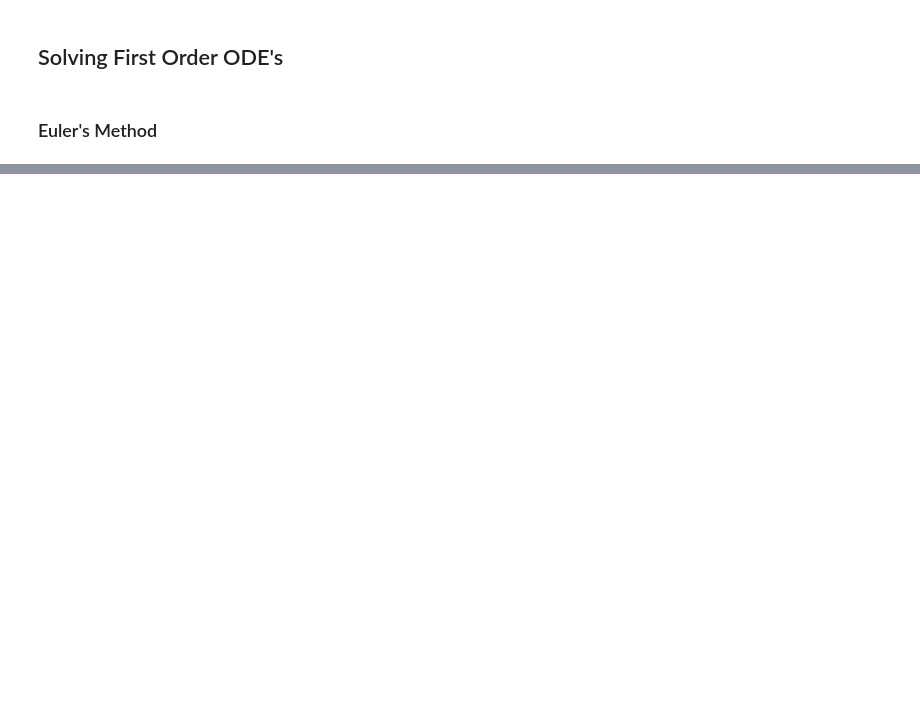
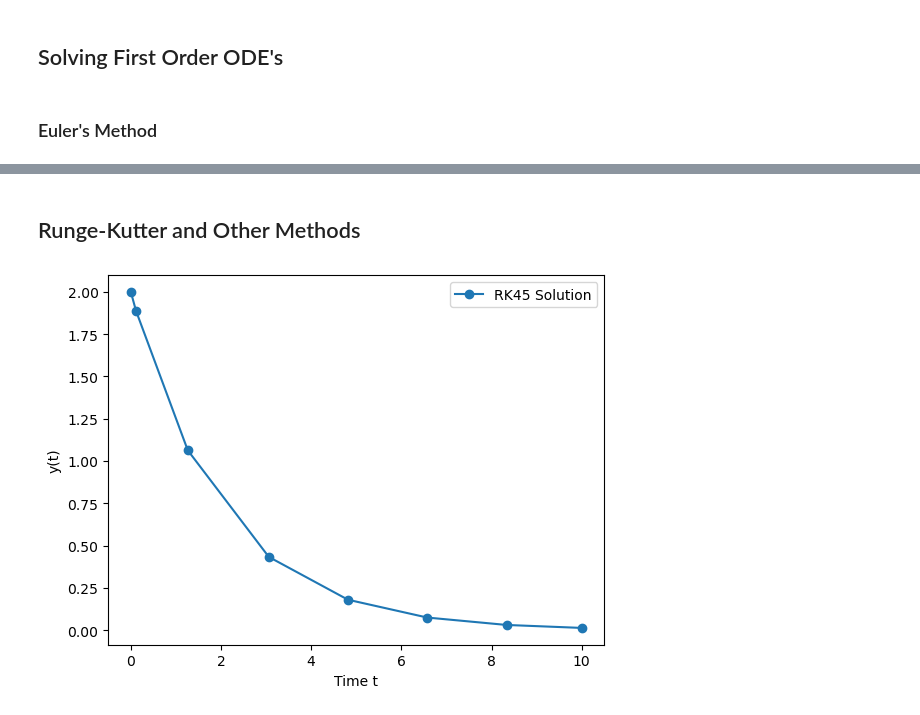
Before and after one commit to simonjcaven/LEET-CODE, a Jupyter notebook: Computational Science.ipynb, the cells around one changed output, grey strips where cells are left out. Drawn from its saved outputs; the diff is of its cells as text; code cells hidden in the pictures; blank space fills up the shorter version.

```diff
--- a/Computational Science.ipynb
+++ b/Computational Science.ipynb
@@ -255,0 +283,30 @@ ImportError: numpy.core.multiarray failed to import
+# %% [markdown]
+## Runge-Kutter and Other Methods
+# %%
+# Second order Runge_kutter (RK2) is more accurate than Euler's
+# Midpoint, Ralston's and Huen's are variations of RK2 with different points of evaluation.
+
+# RK4 (fourth order) is the default in scipy and you can specify others
+
+
+from scipy.integrate import solve_ivp
+
+# 1. Define the differential equation function: dy/dt = f(t, y)
+def model(t, y):
+    return -0.5 * y
+
+# 2. Set the initial conditions and time span
+y0 = [2.0]            # Initial state (must be a list or array)
+t_span = (0, 10)      # Start and end time
+
+# 3. Solve the ODE using RK45 (default method)
+sol = solve_ivp(model, t_span, y0, method='RK45')
+
+# 4. Plot the results
+plt.plot(sol.t, sol.y[0], 'o-', label='RK45 Solution')
+plt.xlabel('Time t')
+plt.ylabel('y(t)')
+plt.legend()
+plt.show()
+# %% [output]
+[figure, added]
```
Also changed, not shown: parts of 2 cells of this notebook.
